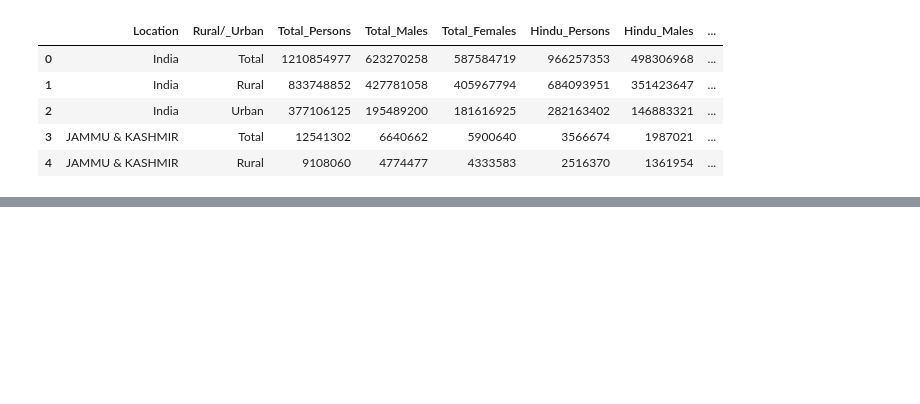
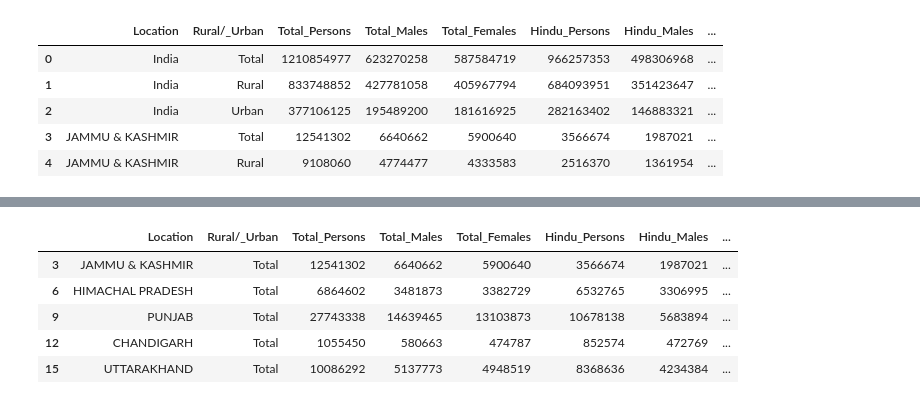
Before and after one commit to yesdeepakmittal/indiacensus, a Jupyter notebook: Population_SexRatio.ipynb, the cells around one changed output, grey strips where cells are left out. Drawn from its saved outputs; the diff is of its cells as text; code cells hidden in the pictures; blank space fills up the shorter version.

```diff
--- a/Population_SexRatio.ipynb
+++ b/Population_SexRatio.ipynb
@@ -242,5 +199,0 @@ fig.show()
-# %%
-import cufflinks as cf
-df = cf.datagen.lines()
-fig = df.figure(kind='scatter')
-fig.show("svg")
@@ -246,0 +294,16 @@ fig.show("svg")
+# %%
+temp_total = df[df['Rural/_Urban']=='Total']
+temp_total = temp_total[temp_total['Location']!='India']
+temp_urban = df[df['Rural/_Urban']=='Urban']
+temp_urban = temp_urban[temp_urban['Location']!='India']
+temp_rural = df[df['Rural/_Urban']=='Rural']
+temp_rural = temp_rural[temp_rural['Location']!='India']
+# %%
+temp_total.head()
+# %% [output]
+|  | Location | Rural/_Urban | Total_Persons | Total_Males | Total_Females | Hindu_Persons | Hindu_Males | ... |
+| 3 | JAMMU & KASHMIR | Total | 12541302 | 6640662 | 5900640 | 3566674 | 1987021 | ... |
+| 6 | HIMACHAL PRADESH | Total | 6864602 | 3481873 | 3382729 | 6532765 | 3306995 | ... |
+| 9 | PUNJAB | Total | 27743338 | 14639465 | 13103873 | 10678138 | 5683894 | ... |
+| 12 | CHANDIGARH | Total | 1055450 | 580663 | 474787 | 852574 | 472769 | ... |
+| 15 | UTTARAKHAND | Total | 10086292 | 5137773 | 4948519 | 8368636 | 4234384 | ... |
```
Also changed, not shown: parts of 10 cells of this notebook.
